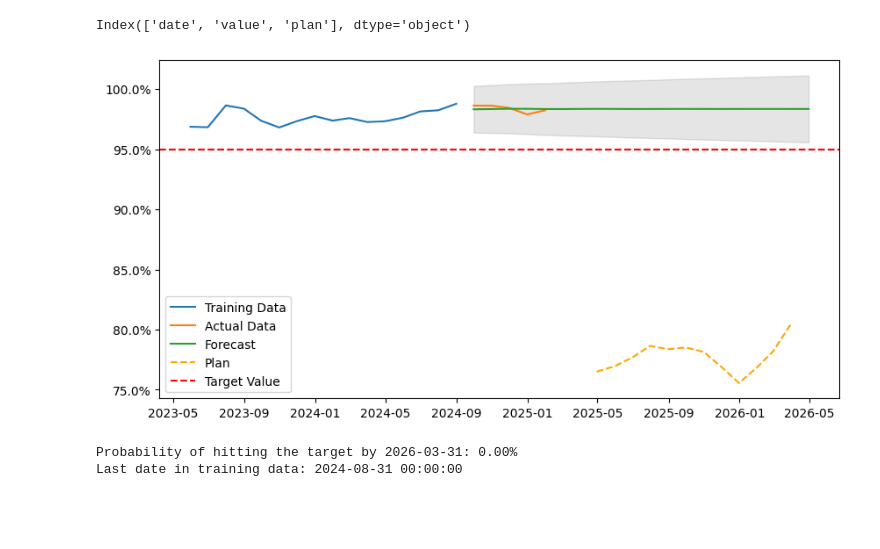
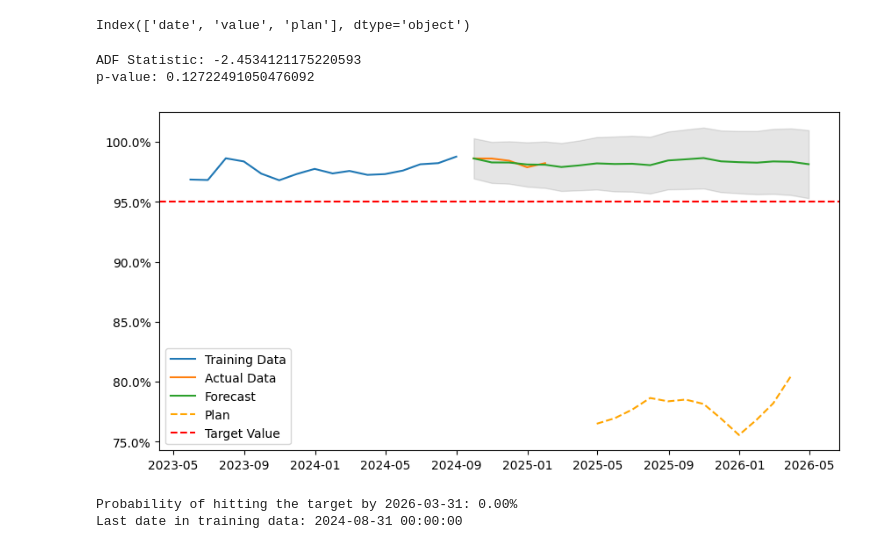
Before and after one commit to martindata999/se_planning_forecasting, a Jupyter notebook: planning_forecasting 4hrs.ipynb, the cells around one changed output. Saved outputs shown, nothing was run; the diff lists cells and outputs as text; code cells hidden in the pictures; blank space fills up the shorter version.

Commit message:
Chart updates

```diff
--- a/planning_forecasting 4hrs.ipynb
+++ b/planning_forecasting 4hrs.ipynb
@@ -91,6 +91,21 @@ data_4hrs_plan.head()
 print(data_52wks_forecast.columns)
 # %% [output]
 Index(['date', 'value', 'plan'], dtype='object')
+# %%
+# Check stationarity using ADF test
+from statsmodels.tsa.stattools import adfuller
+
+result = adfuller(data_4hrs_forecast['value'].dropna())
+print(f"ADF Statistic: {result[0]}")
+print(f"p-value: {result[1]}")
+
+# If p-value > 0.05, data is non-stationary, so we need to difference it
+if result[1] > 0.05:
+    data_4hrs_forecast['value'] = data_4hrs_forecast['value'].diff().dropna()
+    data_4hrs_forecast = data_4hrs_forecast.dropna()
+# %% [output]
+ADF Statistic: -2.4534121175220593
+p-value: 0.12722491050476092
 # %%
 data_4hrs_forecast = data_4hrs_actual
 
@@ -124,7 +139,7 @@ train = data_4hrs_forecast[:int(0.8*length)]
 test = data_4hrs_forecast[int(0.8*length):]
 
 # Fit ARIMA model
-model = ARIMA(endog, order=(5,1,0))
+model = ARIMA(endog, order=(15,1,0))
 model_fit = model.fit()
 
 # Forecast up to the target date
@@ -134,33 +149,33 @@ forecast = forecast_result.predicted_mean
 conf_int = forecast_result.conf_int()
 
 # Create a date range for the forecast
 forecast_index = pd.date_range(start=train.index[-1], periods=forecast_steps + 1, freq='M')[1:]
 
 # Plot forecast with confidence intervals
 plt.figure(figsize=(10,5))
 plt.plot(train.index, train['value'], label='Training Data')
 plt.plot(test.index, test['value'], label='Actual Data')
 plt.plot(forecast_index, forecast, label='Forecast')
 plt.fill_between(forecast_index, conf_int.iloc[:, 0], conf_int.iloc[:, 1], color='k', alpha=0.1)
 # Plot the plan data from data_4hrs_plan
 plt.plot(data_4hrs_plan['date'], data_4hrs_plan['plan'], label='Plan', color='orange', linestyle='--')
 
 plt.axhline(y=target_value, color='r', linestyle='--', label='Target Value')
 
 # Set y-axis to percentage
 plt.gca().yaxis.set_major_formatter(mtick.PercentFormatter(1.0))  # Scale values to percentage
 
 # plt.plot(data_52wks_forecast.index, data_52wks_forecast['plan'], label='Plan', color='orange')
 plt.legend()
 plt.show()
 
 # Calculate probability of hitting target on the target date
 target_conf_int = conf_int.iloc[-1]  # Confidence interval on the target date
 probability = np.mean((target_conf_int[0] <= target_value) & (target_conf_int[1] >= target_value))
 print(f'Probability of hitting the target by {target_date}: {probability*100:.2f}%')
 
 print("Last date in training data:", train.index[-1])
 # %% [output]
-[figure, old version]
+[figure, new version]
 Probability of hitting the target by 2026-03-31: 0.00%
 Last date in training data: 2024-08-31 00:00:00
```
